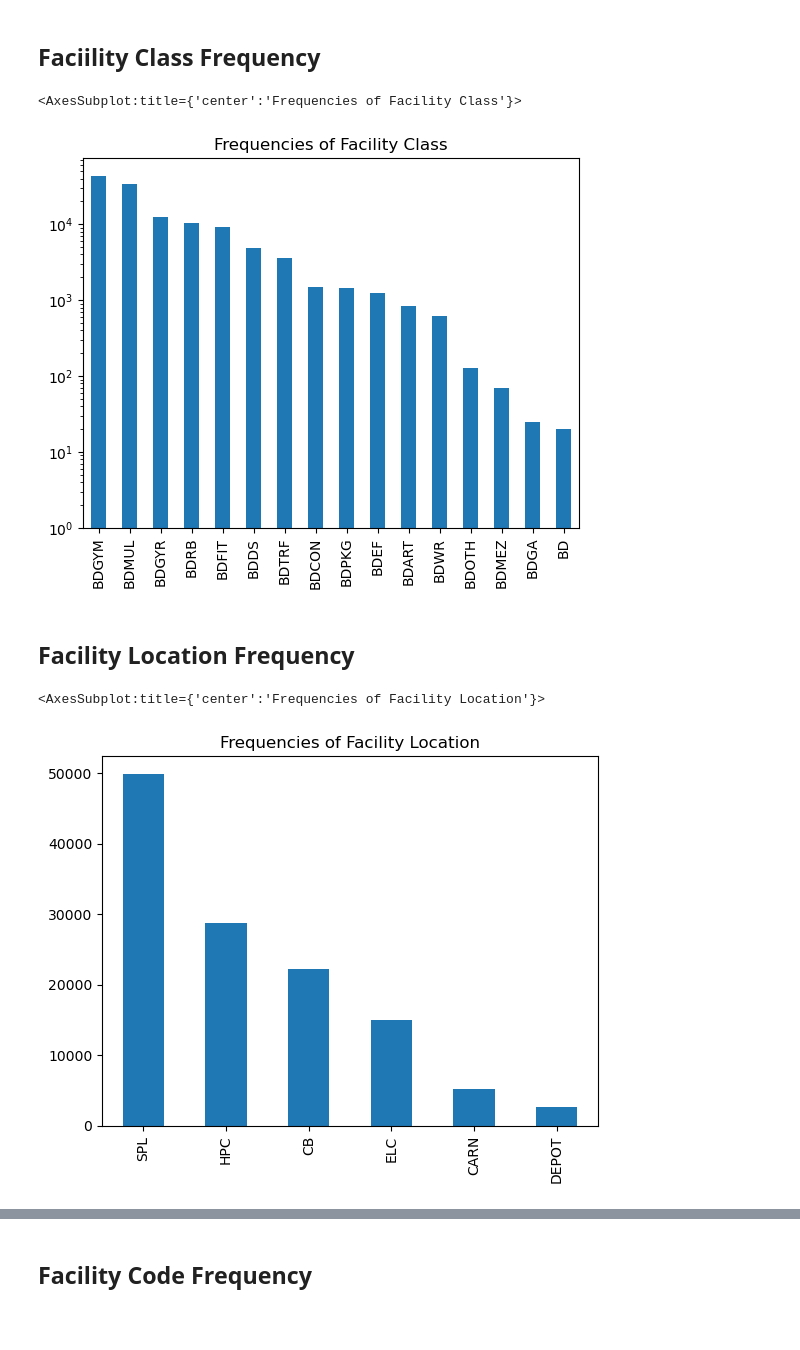
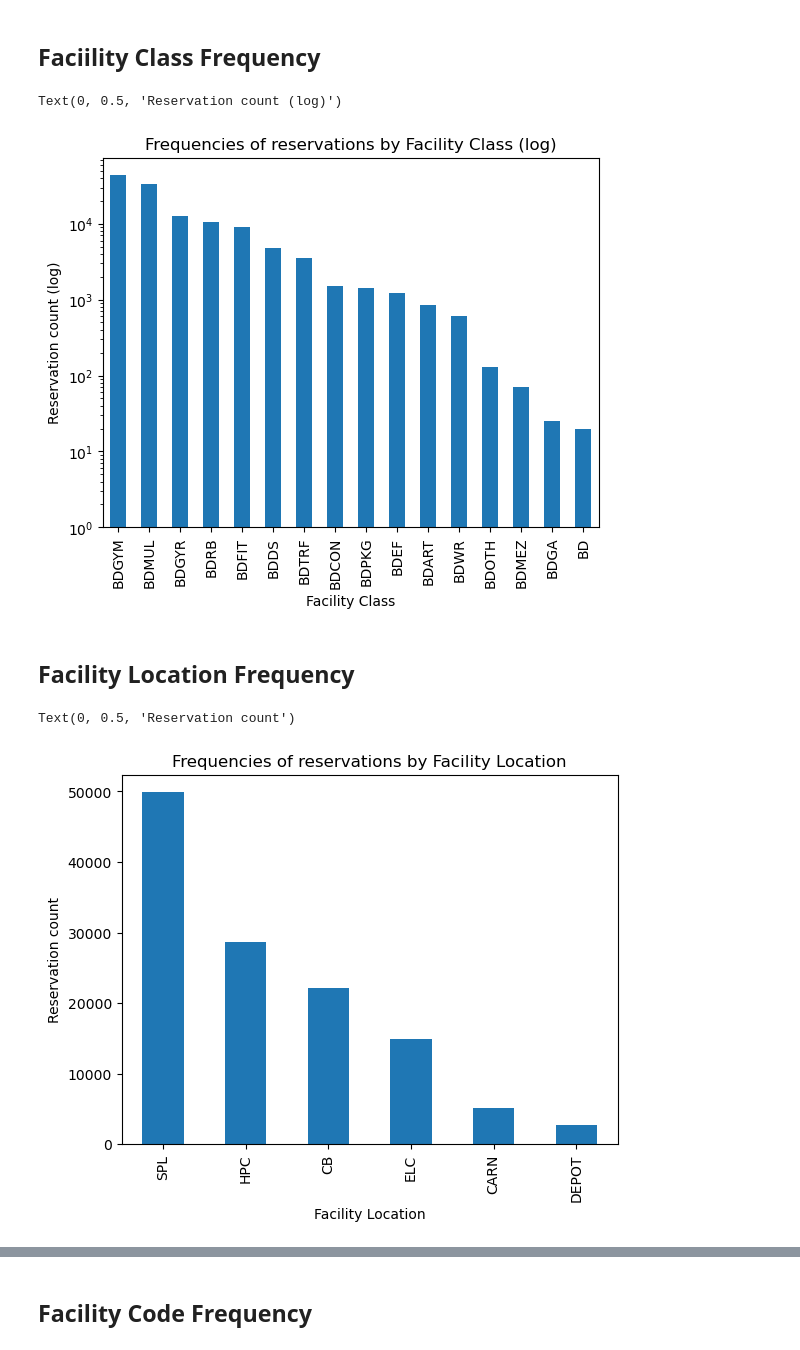
Before and after one commit to EarliestFall988/Data-Science-CIS-590, a Jupyter notebook: Visualizations/Visualizations.ipynb, the cells around one changed output, grey strips where cells are left out. Saved outputs shown, nothing was run; the diff lists cells and outputs as text; code cells hidden in the pictures; blank space fills up the shorter version.

```diff
--- a/Visualizations/Visualizations.ipynb
+++ b/Visualizations/Visualizations.ipynb
@@ -12,20 +12,24 @@ import matplotlib.pyplot as plt
 # %%
 df = pandas.read_csv('/Users/patrickmoll/Desktop/cis590data/DateTimeCleanedData/DateTimeCleanedReservationsAll.csv')
 df['Reservation Count'] = 1
 fig, ax = plt.subplots()
-ax.set_title("Frequencies of Facility Class")
+ax.set_title("Frequencies of reservations by Facility Class (log)")
 df['Facility Class'].value_counts().plot(ax=ax, kind='bar', log=True)
+ax.set_xlabel('Facility Class')
+ax.set_ylabel('Reservation count (log)')
 # %% [output]
-<AxesSubplot:title={'center':'Frequencies of Facility Class'}>
+Text(0, 0.5, 'Reservation count (log)')
-[figure, old version]
+[figure, new version]
 # %% [markdown]
 ## Facility Location Frequency
 # %%
 fig, ax = plt.subplots()
-ax.set_title("Frequencies of Facility Location")
+ax.set_title("Frequencies of reservations by Facility Location")
 df['Facility Location'].value_counts().plot(ax=ax, kind='bar')
+ax.set_xlabel('Facility Location')
+ax.set_ylabel('Reservation count')
 # %% [output]
-<AxesSubplot:title={'center':'Frequencies of Facility Location'}>
+Text(0, 0.5, 'Reservation count')
-[figure, old version]
+[figure, new version]
 # %%
 df.groupby(['Facility Location']).sum().plot(kind='pie', y = 'Reservation Count',autopct='%1.0f%%')
```
Also changed, not shown: parts of 10 cells of this notebook.
